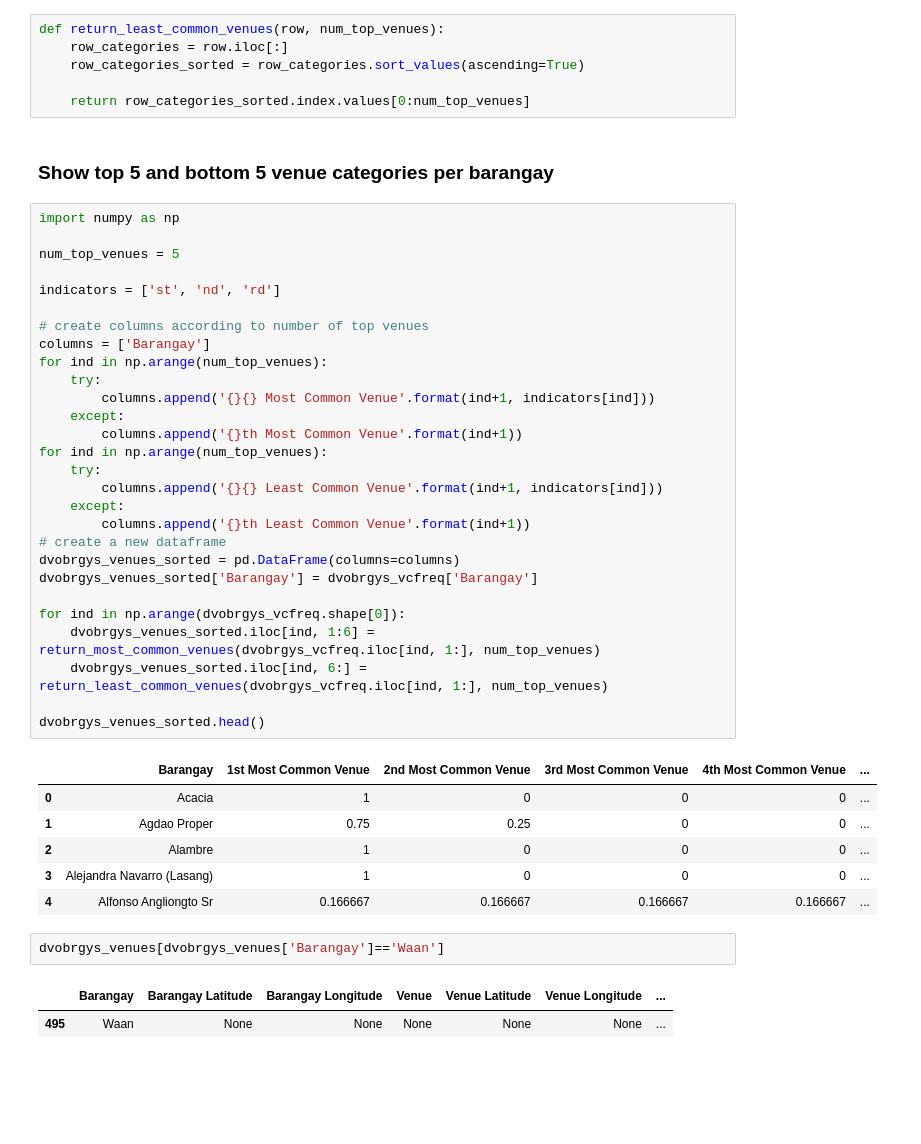
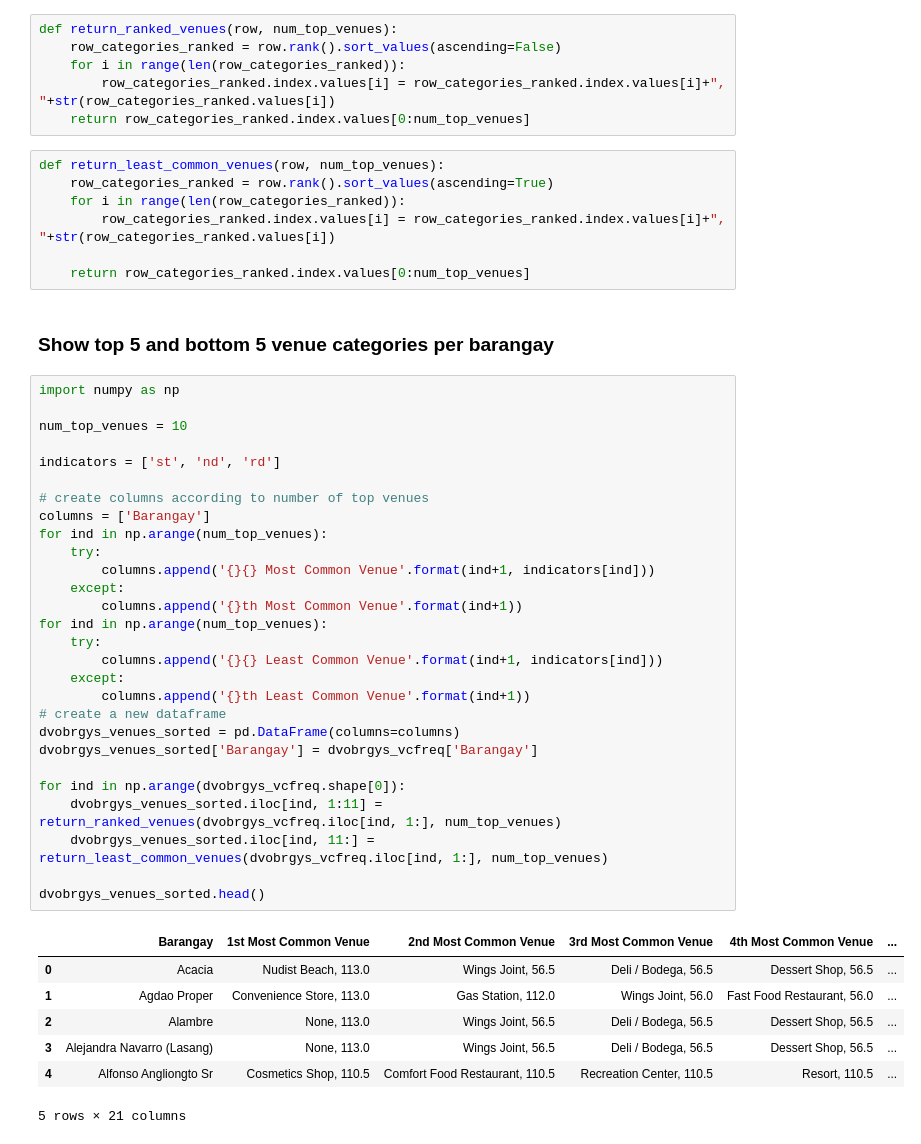
Before and after one commit to lizlimpoco/Coursera_Capstone, a Jupyter notebook: Data Science Capstone Project.ipynb, the cells around one changed output. Cells and saved outputs as stored; diff of their text form; blank space fills up the shorter version.

```diff
--- a/Data Science Capstone Project.ipynb
+++ b/Data Science Capstone Project.ipynb
@@ -510,48 +498,51 @@ def return_most_common_venues(row, num_top_venues):
+# %%
+def return_ranked_venues(row, num_top_venues):
+    row_categories_ranked = row.rank().sort_values(ascending=False)
+    for i in range(len(row_categories_ranked)):
+        row_categories_ranked.index.values[i] = row_categories_ranked.index.values[i]+", "+str(row_categories_ranked.values[i])
+    return row_categories_ranked.index.values[0:num_top_venues]
 # %%
 def return_least_common_venues(row, num_top_venues):
-    row_categories = row.iloc[:]
-    row_categories_sorted = row_categories.sort_values(ascending=True)
+    row_categories_ranked = row.rank().sort_values(ascending=True)
+    for i in range(len(row_categories_ranked)):
+        row_categories_ranked.index.values[i] = row_categories_ranked.index.values[i]+", "+str(row_categories_ranked.values[i])
 
-    return row_categories_sorted.index.values[0:num_top_venues]
+    return row_categories_ranked.index.values[0:num_top_venues]
 # %% [markdown]
 ### Show top 5 and bottom 5 venue categories per barangay
 # %%
 import numpy as np
 
-num_top_venues = 5
+num_top_venues = 10
 
 indicators = ['st', 'nd', 'rd']
 
 # create columns according to number of top venues
 columns = ['Barangay']
 for ind in np.arange(num_top_venues):
     try:
         columns.append('{}{} Most Common Venue'.format(ind+1, indicators[ind]))
     except:
         columns.append('{}th Most Common Venue'.format(ind+1))
 for ind in np.arange(num_top_venues):
     try:
         columns.append('{}{} Least Common Venue'.format(ind+1, indicators[ind]))
     except:
         columns.append('{}th Least Common Venue'.format(ind+1))
 # create a new dataframe
 dvobrgys_venues_sorted = pd.DataFrame(columns=columns)
 dvobrgys_venues_sorted['Barangay'] = dvobrgys_vcfreq['Barangay']
 
 for ind in np.arange(dvobrgys_vcfreq.shape[0]):
-    dvobrgys_venues_sorted.iloc[ind, 1:6] = return_most_common_venues(dvobrgys_vcfreq.iloc[ind, 1:], num_top_venues)
-    dvobrgys_venues_sorted.iloc[ind, 6:] = return_least_common_venues(dvobrgys_vcfreq.iloc[ind, 1:], num_top_venues)
+    dvobrgys_venues_sorted.iloc[ind, 1:11] = return_ranked_venues(dvobrgys_vcfreq.iloc[ind, 1:], num_top_venues)
+    dvobrgys_venues_sorted.iloc[ind, 11:] = return_least_common_venues(dvobrgys_vcfreq.iloc[ind, 1:], num_top_venues)
 
 dvobrgys_venues_sorted.head()
 # %% [output]
 |  | Barangay | 1st Most Common Venue | 2nd Most Common Venue | 3rd Most Common Venue | 4th Most Common Venue | ... |
-| 0 | Acacia | 1 | 0 | 0 | 0 | ... |
-| 1 | Agdao Proper | 0.75 | 0.25 | 0 | 0 | ... |
-| 2 | Alambre | 1 | 0 | 0 | 0 | ... |
-| 3 | Alejandra Navarro (Lasang) | 1 | 0 | 0 | 0 | ... |
-| 4 | Alfonso Angliongto Sr | 0.166667 | 0.166667 | 0.166667 | 0.166667 | ... |
+| 0 | Acacia | Nudist Beach, 113.0 | Wings Joint, 56.5 | Deli / Bodega, 56.5 | Dessert Shop, 56.5 | ... |
+| 1 | Agdao Proper | Convenience Store, 113.0 | Gas Station, 112.0 | Wings Joint, 56.0 | Fast Food Restaurant, 56.0 | ... |
+| 2 | Alambre | None, 113.0 | Wings Joint, 56.5 | Deli / Bodega, 56.5 | Dessert Shop, 56.5 | ... |
+| 3 | Alejandra Navarro (Lasang) | None, 113.0 | Wings Joint, 56.5 | Deli / Bodega, 56.5 | Dessert Shop, 56.5 | ... |
+| 4 | Alfonso Angliongto Sr | Cosmetics Shop, 110.5 | Comfort Food Restaurant, 110.5 | Recreation Center, 110.5 | Resort, 110.5 | ... |
+5 rows × 21 columns
-# %%
-dvobrgys_venues[dvobrgys_venues['Barangay']=='Waan']
-# %% [output]
-|  | Barangay | Barangay Latitude | Barangay Longitude | Venue | Venue Latitude | Venue Longitude | ... |
-| 495 | Waan | None | None | None | None | None | ... |
```
Also changed, not shown: parts of 19 cells of this notebook.
